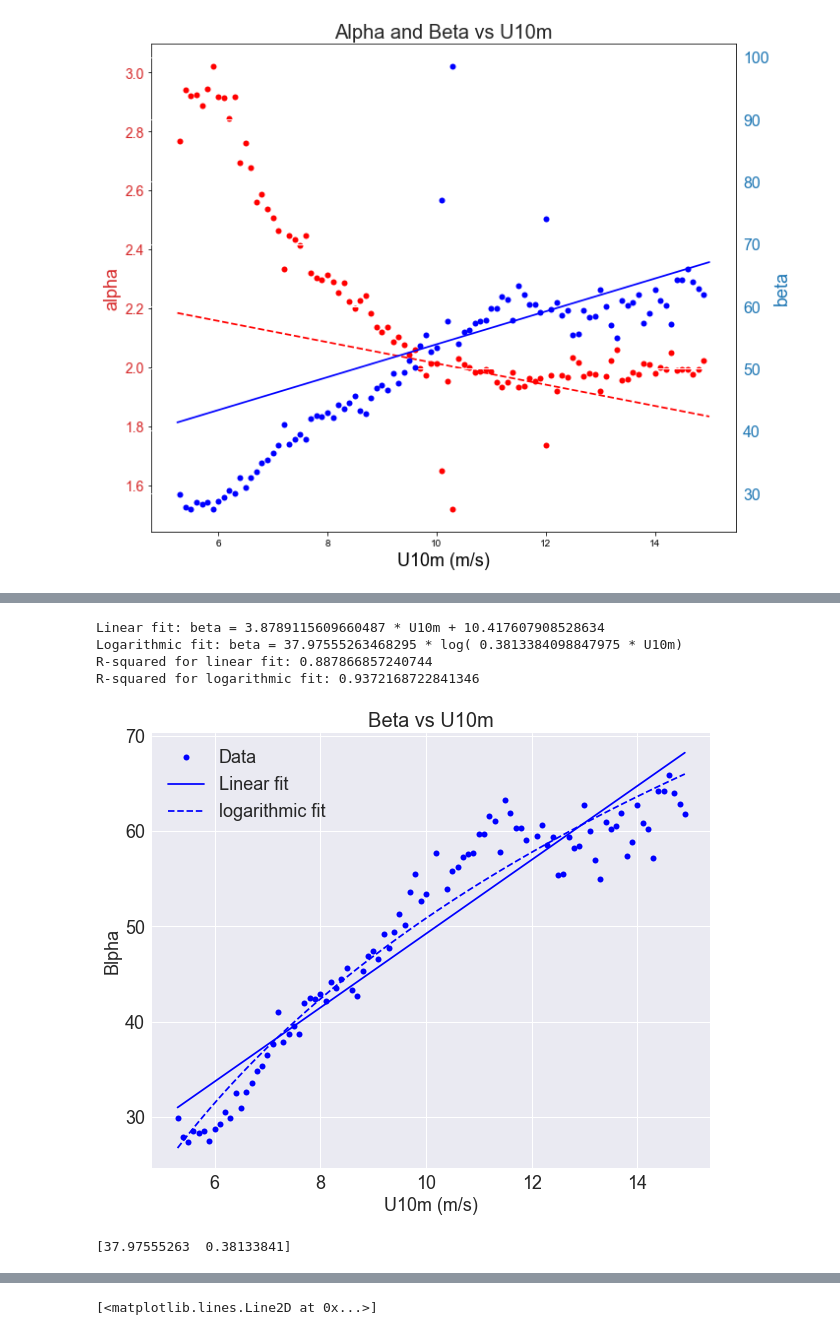
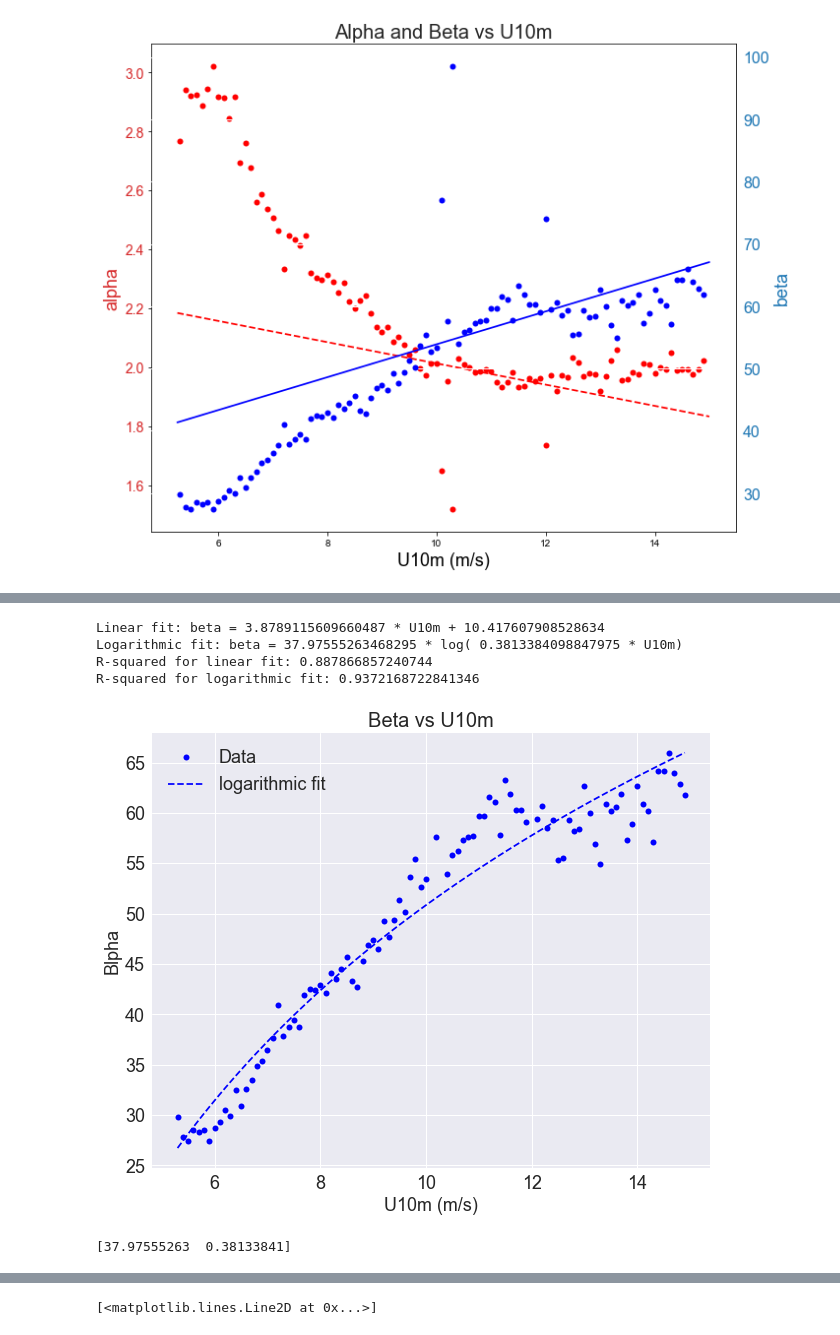
Before and after one commit to bazilsky/Snow-Analysis, a Jupyter notebook: SP_PDF_gamma_FreyACP2019/gamma_blowsea2/expo_fit_2.ipynb, the cells around one changed output, grey strips where cells are left out. Drawn from its saved outputs; the diff is of its cells as text; code cells hidden in the pictures.

```diff
--- a/SP_PDF_gamma_FreyACP2019/gamma_blowsea2/expo_fit_2.ipynb
+++ b/SP_PDF_gamma_FreyACP2019/gamma_blowsea2/expo_fit_2.ipynb
@@ -157,33 +157,33 @@ print('R-squared for linear fit:', r_squared)
 
 residuals = beta_new - log_fit_2(U_new_1, *popt)
 ss_res = np.sum(residuals**2)
 ss_tot = np.sum((beta_new-np.mean(beta_new))**2)
 r_squared = 1 - (ss_res / ss_tot)
 print('R-squared for logarithmic fit:', r_squared)
 
 
 plt.figure(figsize=(10, 8))
 # plot the data and the fit
 plt.plot(U_new_1, beta_new, 'b.', label='Data',markersize = 12)
-plt.plot(U_new_1, m*U_new_1 + b, 'b-', label='Linear fit')
+#plt.plot(U_new_1, m*U_new_1 + b, 'b-', label='Linear fit')
 plt.plot(U_new_1, log_fit_2(U_new_1, *popt), 'b--', label='logarithmic fit')
 
 plt.xlabel('U10m (m/s)', fontsize = 18)
 plt.ylabel('Blpha', fontsize = 18)
 plt.title('Beta vs U10m', fontsize = 20)
 plt.xticks(fontsize = 18)
 plt.yticks(fontsize = 18)
 plt.legend(fontsize = 18)
 plt.show()
 
 # output coefficinets of exponential fit
 print(popt)
 
 beta_model = log_fit_2(vel, *popt)
 # %% [output]
 Linear fit: beta = 3.8789115609660487 * U10m + 10.417607908528634
 Logarithmic fit: beta = 37.97555263468295 * log( 0.3813384098847975 * U10m)
 R-squared for linear fit: 0.887866857240744
 R-squared for logarithmic fit: 0.9372168722841346
-[figure, old version]
+[figure, new version]
 [37.97555263  0.38133841]
```
Also changed, not shown: parts of 3 cells of this notebook, 6 other files.
